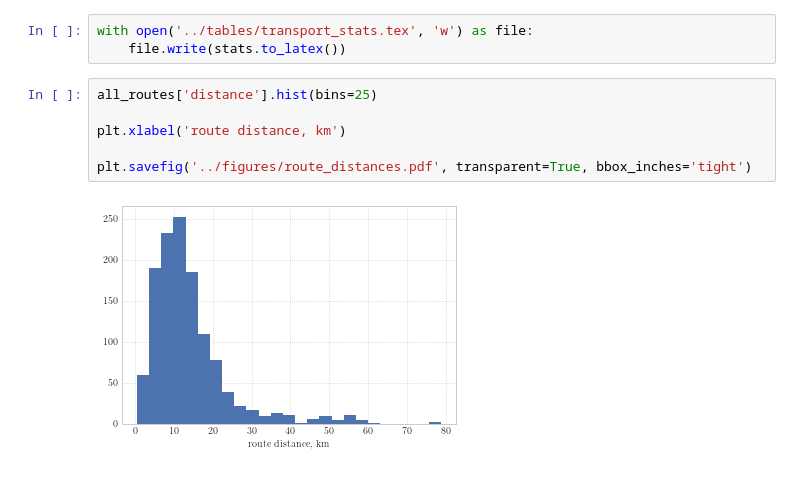
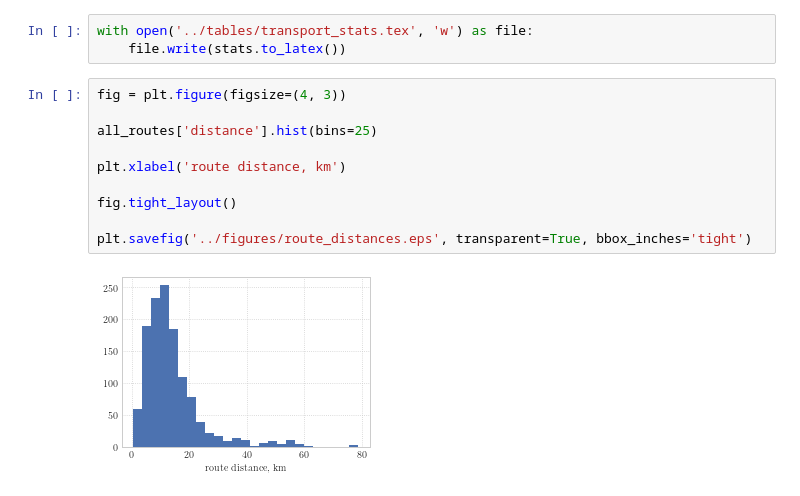
Before and after one commit to AlgoMathITMO/public-transport-network, a Jupyter notebook: pipeline/1_data-preprocessing.ipynb, the cells around one changed output. Cells and saved outputs as stored; diff of their text form.

Commit message:
archived old figures, started working on updated figures (jpg/eps)

```diff
--- a/pipeline/1_data-preprocessing.ipynb
+++ b/pipeline/1_data-preprocessing.ipynb
@@ -589,13 +574,17 @@ stats.head()
 with open('../tables/transport_stats.tex', 'w') as file:
     file.write(stats.to_latex())
 # %%
+fig = plt.figure(figsize=(4, 3))
+
 all_routes['distance'].hist(bins=25)
 
 plt.xlabel('route distance, km')
 
-plt.savefig('../figures/route_distances.pdf', transparent=True, bbox_inches='tight')
+fig.tight_layout()
+
+plt.savefig('../figures/route_distances.eps', transparent=True, bbox_inches='tight')
 # %% [output]
-[figure, old version]
+[figure, new version]
 # %%
 fig = plt.figure(figsize=(10, 4))
 
```
Also changed, not shown: parts of 7 cells of this notebook, 27 other files.
